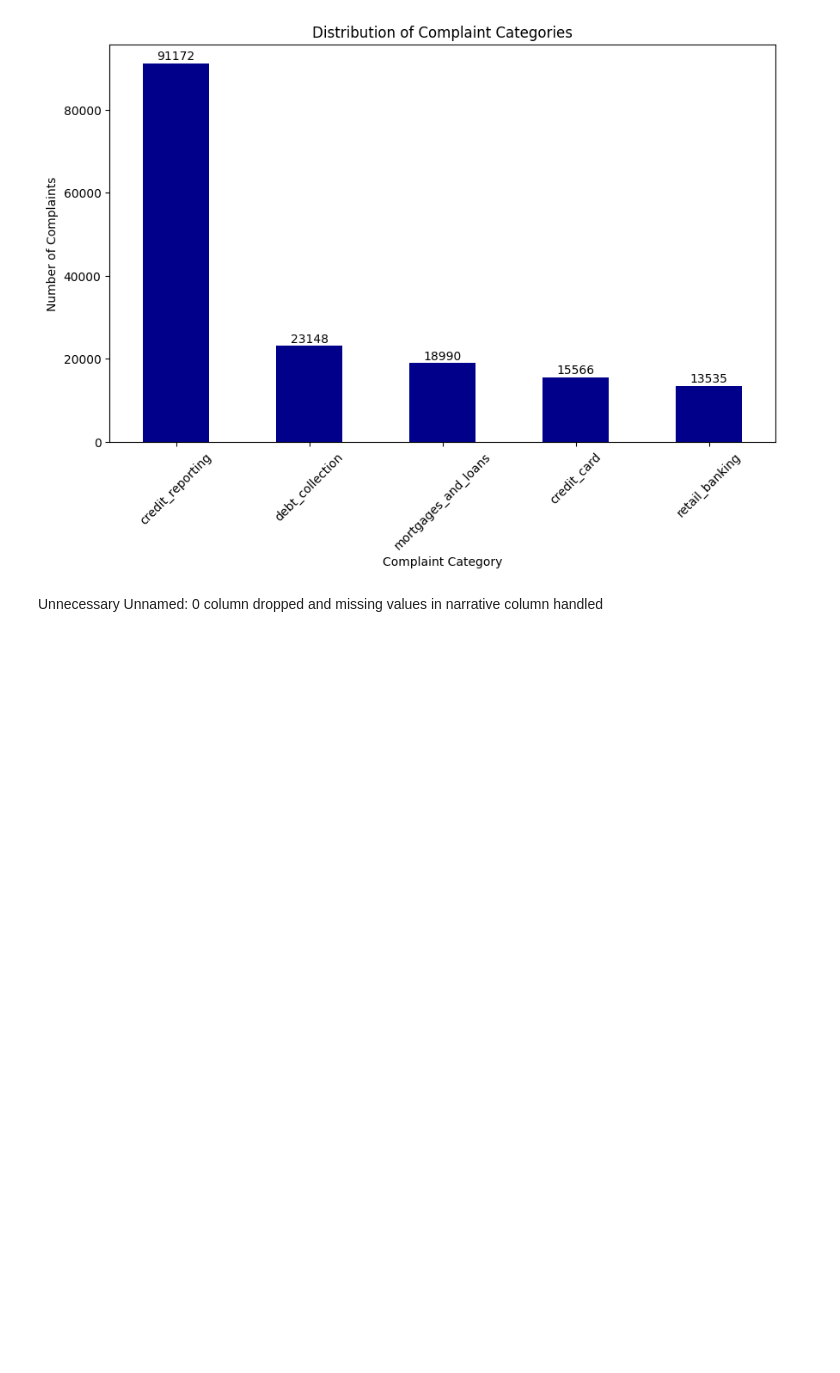
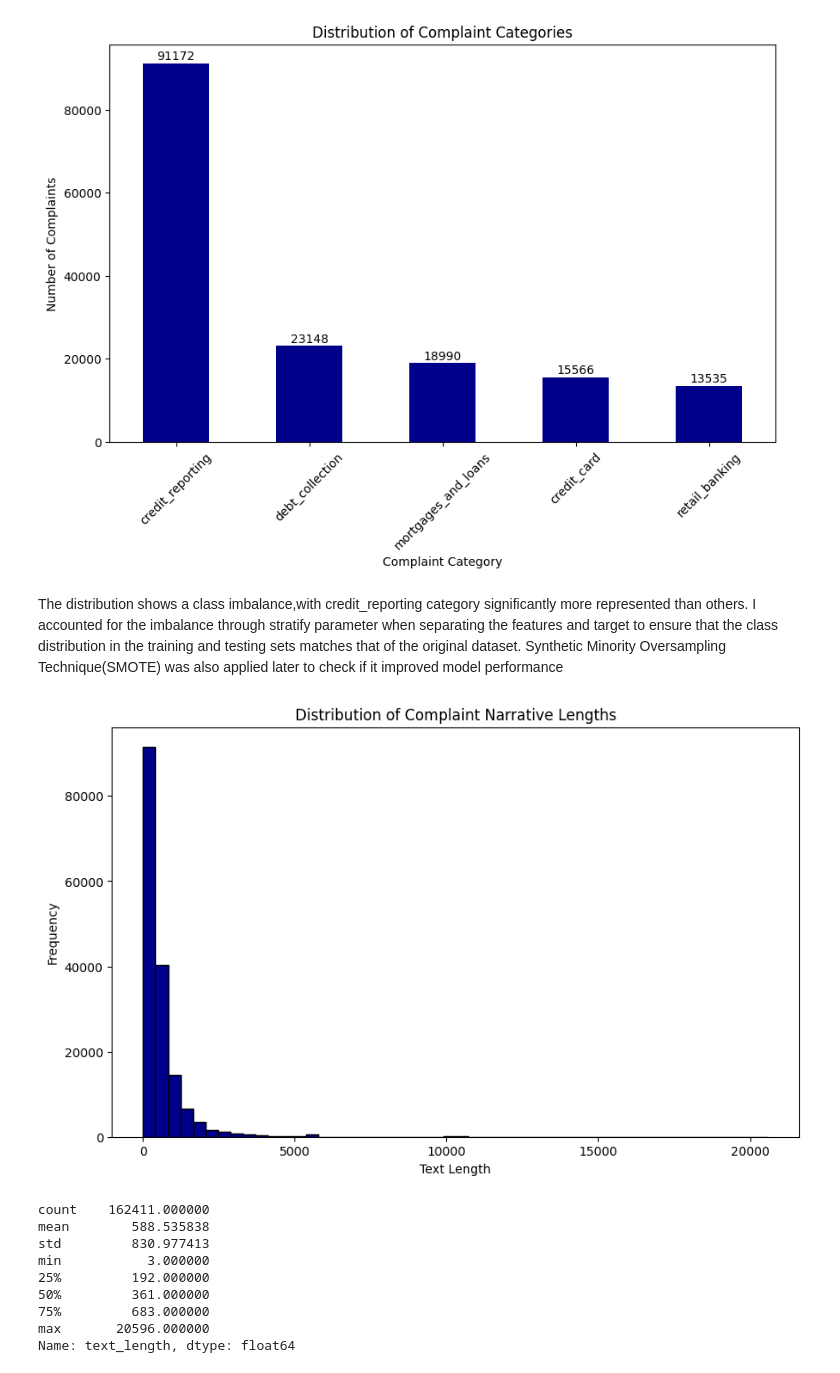
Before and after one commit to victoriamuinde07/NLP-project, a Jupyter notebook: victoria-ipynb.ipynb, the cells around one changed output. Cells and saved outputs as stored; diff of their text form; code cells hidden in the pictures; blank space fills up the shorter version.

Commit message:
plotting the length text for the narrative column of the dataframe

```diff
--- a/victoria-ipynb.ipynb
+++ b/victoria-ipynb.ipynb
@@ -162,5 +162,32 @@ for i,count in enumerate(product_dist):
 plt.show()
 # %% [output]
 [figure]
-# %% [markdown]
-Unnecessary Unnamed: 0 column dropped and missing values in narrative column handled
+# %% [markdown]
+The distribution shows a class imbalance,with credit_reporting category significantly more represented than others.
+I accounted for the imbalance through stratify parameter when separating the features and target to ensure that the class distribution in the training and testing sets matches that of the original dataset.
+Synthetic Minority Oversampling Technique(SMOTE) was also applied later to check if it improved model performance
+# %%
+# Calculating the length of each complainy narrative
+df['text_length'] = df['narrative'].apply(len)
+text_length_summary = df['text_length'].describe()
+
+#plotting the distribution of the text length.
+plt.figure(figsize=(10,6))
+plt.hist(df['text_length'],bins=50,color='darkblue',edgecolor='black')
+plt.title('Distribution of Complaint Narrative Lengths')
+plt.xlabel('Text Length')
+plt.ylabel('Frequency')
+plt.show()
+
+text_length_summary
+# %% [output]
+[figure, added]
+count    162411.000000
+mean        588.535838
+std         830.977413
+min           3.000000
+25%         192.000000
+50%         361.000000
+75%         683.000000
+max       20596.000000
+Name: text_length, dtype: float64
```
Also changed, not shown: parts of 1 cell of this notebook.
